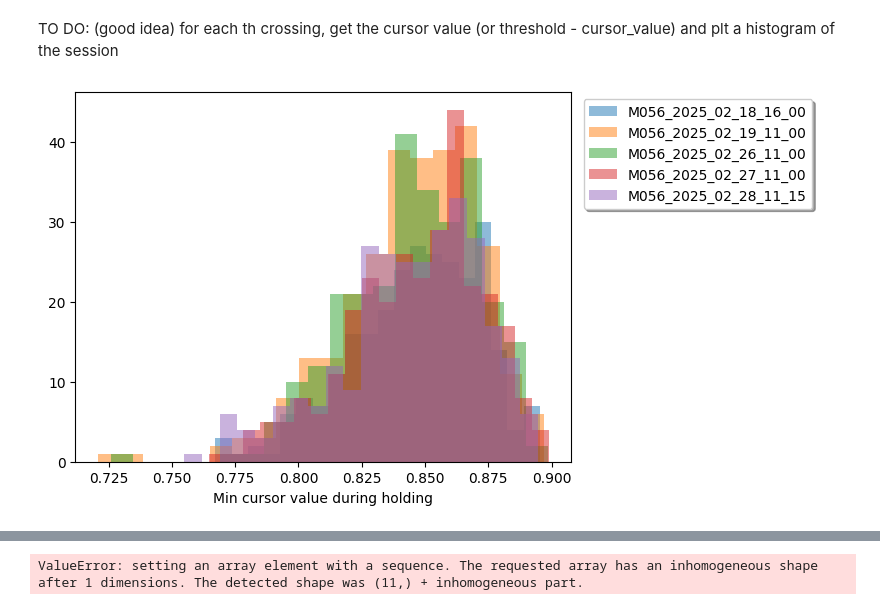
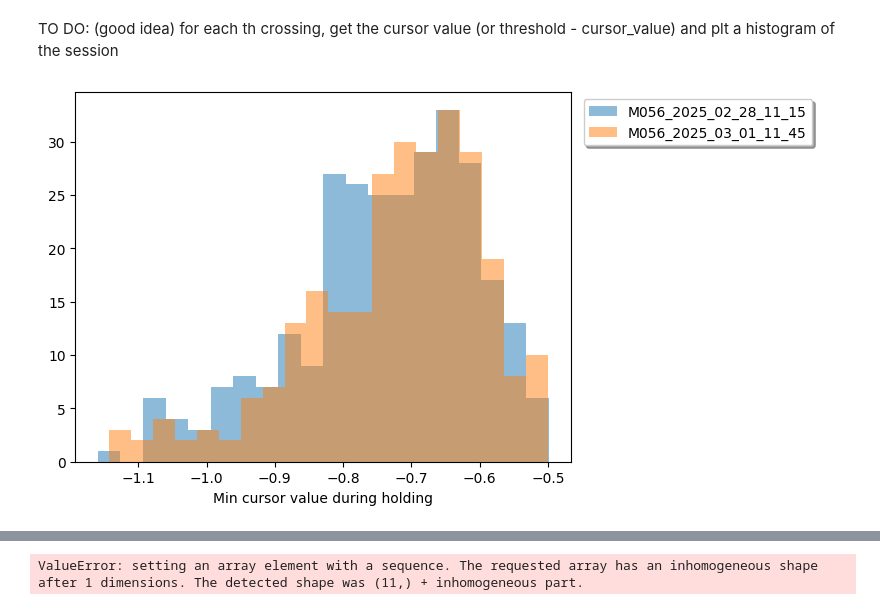
Before and after one commit to CeciliaGallego/opBCI_analysis, a Jupyter notebook: opBCI_analysis_multiple sessions.ipynb, the cells around one changed output, grey strips where cells are left out. Drawn from its saved outputs; the diff is of its cells as text; code cells hidden in the pictures.

```diff
--- a/opBCI_analysis_multiple sessions.ipynb
+++ b/opBCI_analysis_multiple sessions.ipynb
@@ -10,7 +10,7 @@ from util import matlab_cca
 # List of sessions
 # sessions = ["M052_2025_01_23_15_15","M052_2025_01_24_15_00","M052_2025_01_25_14_30","M052_2025_01_27_15_00"]
 # sessions = ["M051_2025_02_05_16_00","M051_2025_02_06_15_00","M051_2025_02_07_15_30","M051_2025_02_08_15_30","M051_2025_02_09_16_45","M051_2025_02_10_16_00","M051_2025_02_11_11_30","M051_2025_02_12_15_30","M051_2025_02_13_15_00","M051_2025_02_14_15_00"]
-sessions = ["M056_2025_02_18_16_00","M056_2025_02_19_11_00","M056_2025_02_20_11_30","M056_2025_02_21_11_00","M056_2025_02_22_12_15","M056_2025_02_23_15_00","M056_2025_02_24_11_45","M056_2025_02_25_11_00","M056_2025_02_26_11_00","M056_2025_02_27_11_00","M056_2025_02_28_11_15"]
+sessions = ["M056_2025_02_18_16_00","M056_2025_02_19_11_00","M056_2025_02_20_11_30","M056_2025_02_21_11_00","M056_2025_02_22_12_15","M056_2025_02_23_15_00","M056_2025_02_24_11_45","M056_2025_02_25_11_00","M056_2025_02_26_11_00","M056_2025_02_27_11_00","M056_2025_02_28_11_15","M056_2025_03_01_11_45"]
 
 data_dir = 'C:/Users/Cecilia/data/raw'
 
@@ -365,7 +367,7 @@ what about holding times??
 # %%
 # Histogram of continuous cursor values==1 in each session
 for session in range(len(session_logs)):
-    if session <2:
+    if session<10:
         continue
     bci_value = bci_value_all[session]
     diff = np.diff(np.concatenate(([0], bci_value, [0])))
@@ -376,5 +378,5 @@ for session in range(len(session_logs)):
     plt.xlabel('Holding time (s)')
     color = hist[2][0].get_facecolor()
     plt.axvline(x=np.mean(holdings),color=color)
-    print(np.sum(holdings>0.4))
+    # print(np.sum(holdings>0.4))
 # %% [output]
@@ -393,29 +386,30 @@ TO DO: (good idea) for each th crossing, get the cursor value (or threshold - cu
 # %%
 # Histogram of min ccs for each holding value higher than 200ms
 min_holding = 0.2 #seconds
 min_cc_all = []
 for session in range(len(session_logs)):
-
+    if session<10:
+        continue
     bci_value = bci_value_all[session]
     cursor = cursor_all[session]
     diff = np.diff(np.concatenate(([0], bci_value, [0])))
     start = np.where(diff == 1)[0]
     end = np.where(diff == -1)[0]
     min_cc = []
     for i, j in zip(start, end):
         if j - i < min_holding / 0.04:
             continue
-        min_cc.append(np.min(cursor[i:j])/np.mean(cursor))
+        min_cc.append(np.min(cursor[i:j])-np.mean(cursor))
 
     min_cc_all.append(min_cc)
 
-    if (session<8)&(session>1):
-        continue
+    # if (session<8)&(session>1):
+    #     continue
     plt.hist(min_cc, bins=20, alpha=0.5, label=sessions[session])
     plt.legend(bbox_to_anchor=(1.5, 1), loc='upper right', shadow=True)
     plt.xlabel('Min cursor value during holding')
 # %% [output]
-[figure, old version]
+[figure, new version]
 # %%
 # violin plot
 plt.figure(figsize=(10, 5))
```
Also changed, not shown: parts of 10 cells of this notebook, 1 other file.
